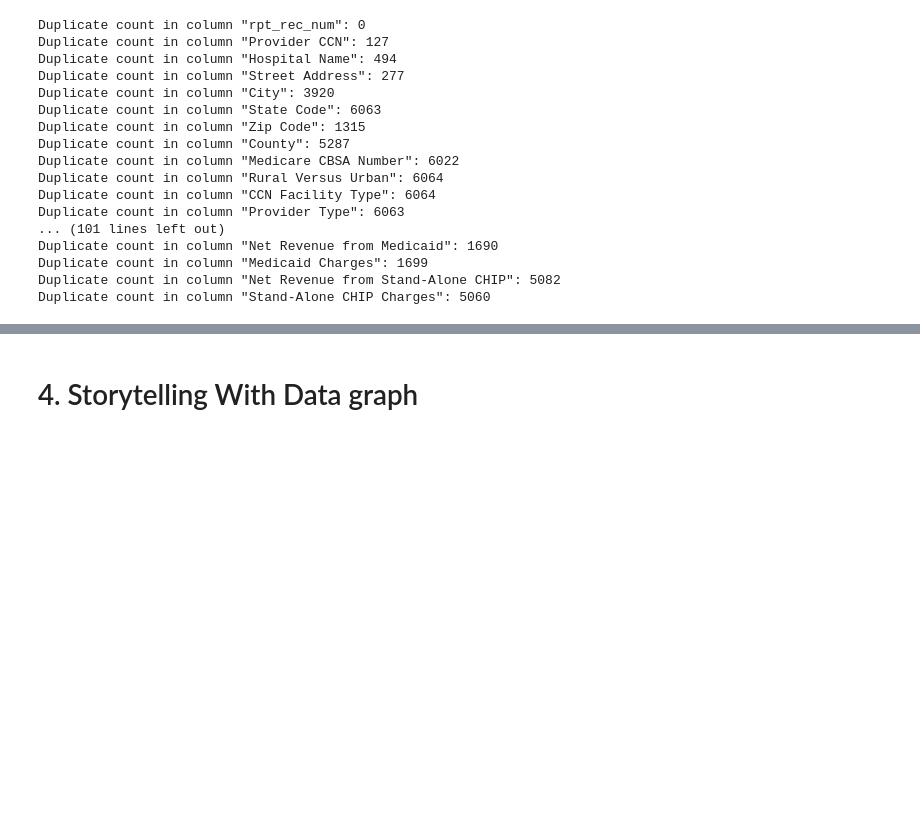
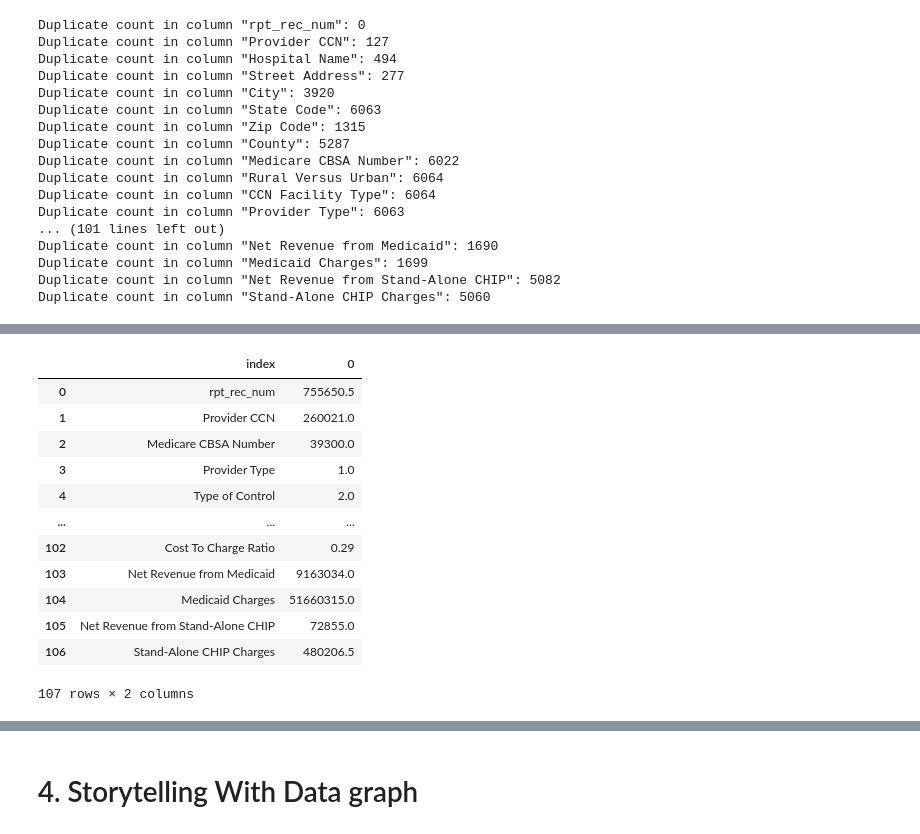
Before and after one commit to tware5-star/Module-B-semester-2, a Jupyter notebook: OMDS-ModB2-Week2-Ware-Tiffany.ipynb, the cells around one changed output, grey strips where cells are left out. Cells and saved outputs as stored; diff of their text form; code cells hidden in the pictures; blank space fills up the shorter version.

```diff
--- a/OMDS-ModB2-Week2-Ware-Tiffany.ipynb
+++ b/OMDS-ModB2-Week2-Ware-Tiffany.ipynb
@@ -324,0 +341,18 @@ Duplicate count in column "Stand-Alone CHIP Charges": 5060
+# %%
+# Median
+median = df_provider.median(numeric_only=True).reset_index() # Return median of each column
+median
+# %% [output]
+|  | index | 0 |
+| 0 | rpt_rec_num | 755650.5 |
+| 1 | Provider CCN | 260021.0 |
+| 2 | Medicare CBSA Number | 39300.0 |
+| 3 | Provider Type | 1.0 |
+| 4 | Type of Control | 2.0 |
+| ... | ... | ... |
+| 102 | Cost To Charge Ratio | 0.29 |
+| 103 | Net Revenue from Medicaid | 9163034.0 |
+| 104 | Medicaid Charges | 51660315.0 |
+| 105 | Net Revenue from Stand-Alone CHIP | 72855.0 |
+| 106 | Stand-Alone CHIP Charges | 480206.5 |
+107 rows × 2 columns
```
Also changed, not shown: parts of 3 cells of this notebook.
